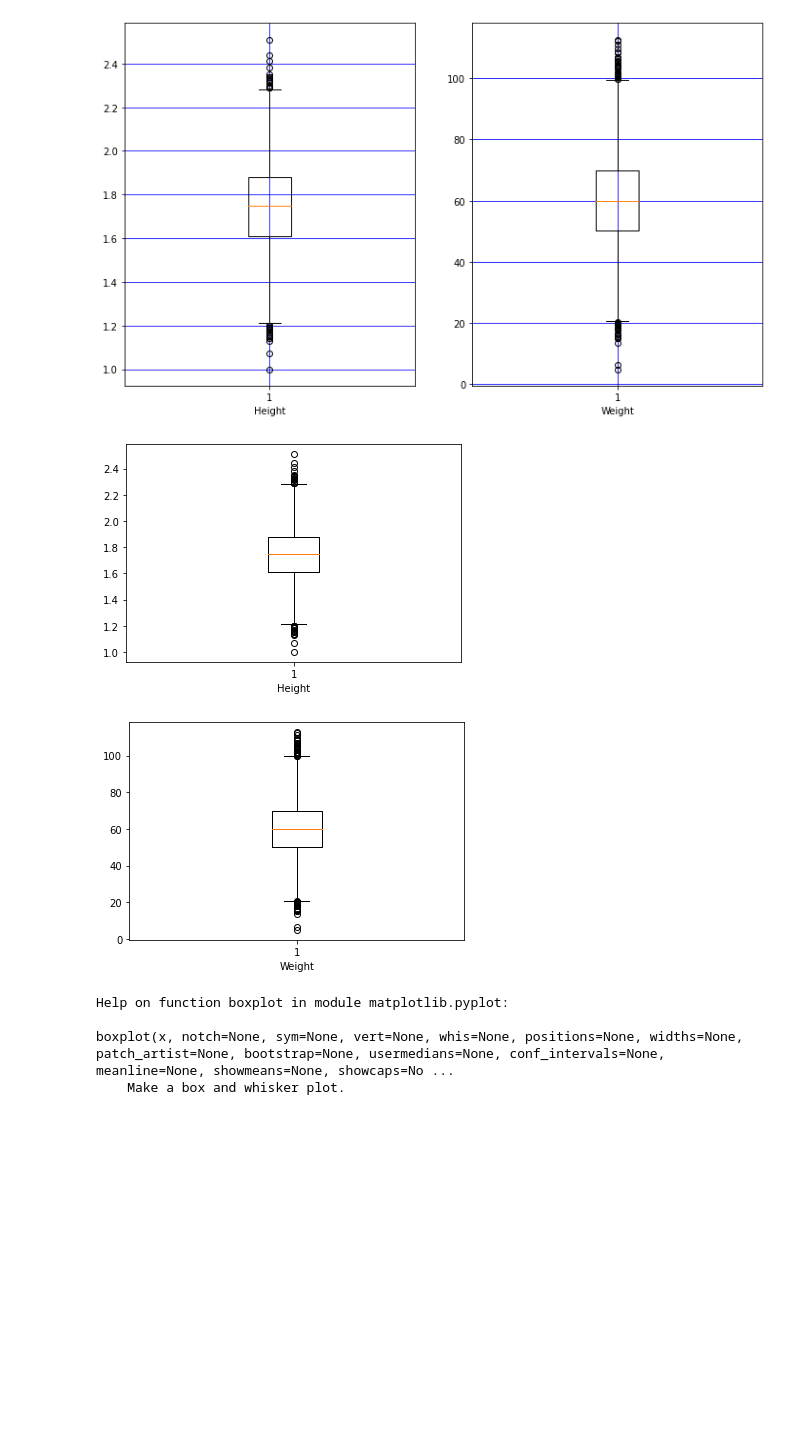
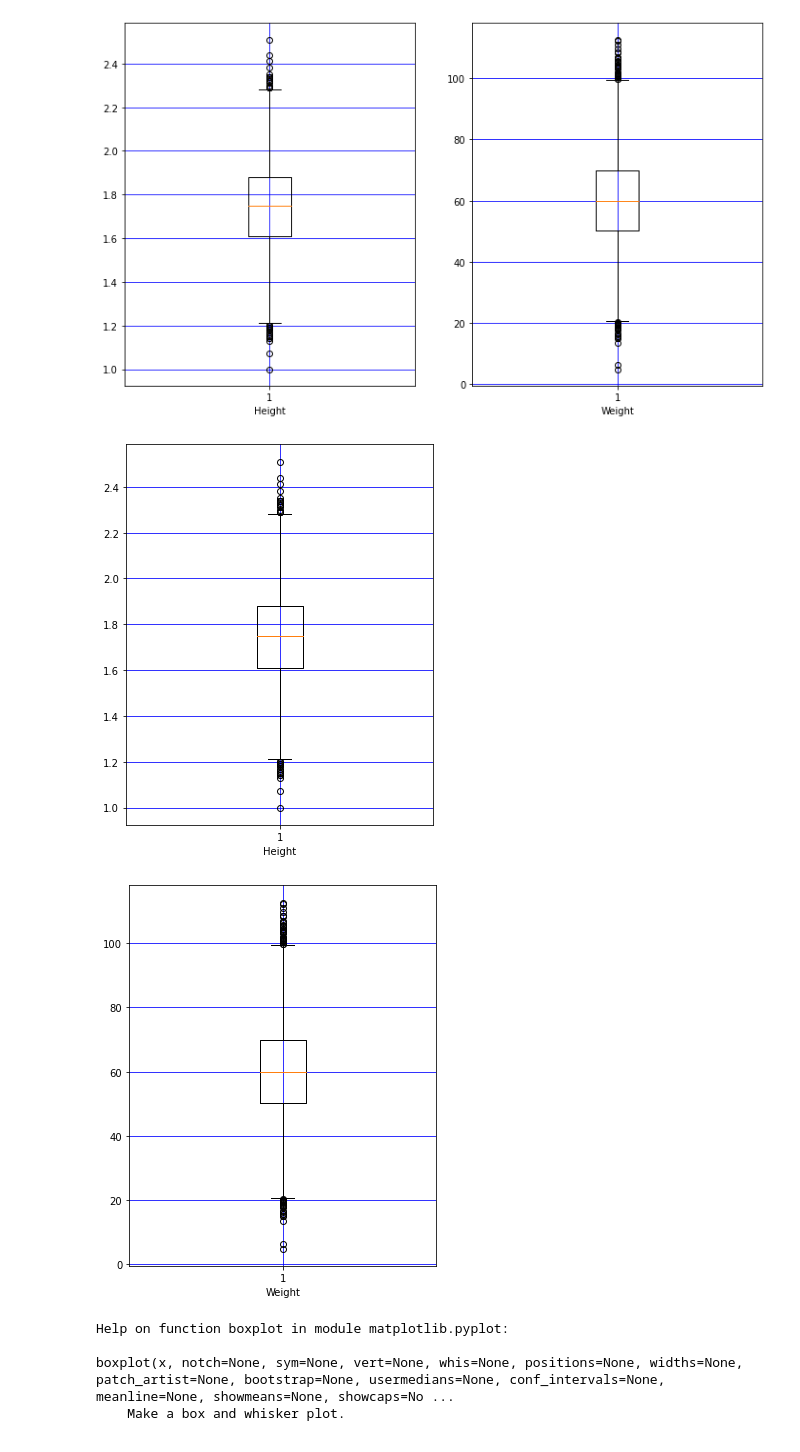
Before and after one commit to NPHansen/DS_AI, a Jupyter notebook: Lab 1 exercises/Lab 1.2.1 Numpy Lab.ipynb, the cells around one changed output. Cells and saved outputs as stored; diff of their text form; code cells hidden in the pictures; blank space fills up the shorter version.

```diff
--- a/Lab 1 exercises/Lab 1.2.1 Numpy Lab.ipynb
+++ b/Lab 1 exercises/Lab 1.2.1 Numpy Lab.ipynb
@@ -231,16 +231,22 @@ hist(x, bins=None, range=None, density=False, weights=None, cumulative=False, bo
 # %% [output]
 [figure]
 # %%
+plt.figure(figsize=(5.5,7))
 plt.boxplot(height)
 plt.xlabel('Height')
-plt.show()
-
+plt.grid(b=True,color='b')
+plt.show(),
+plt.figure(figsize=(5.5,7))
 plt.boxplot(weight)
 plt.xlabel('Weight')
+plt.grid(b=True,color='b')
 plt.show()
+#plt.boxplot(weight)
+#plt.xlabel('Weight')
+#plt.show()
 # %% [output]
-[figure, old version]
+[figure, new version]
-[figure, old version]
+[figure, new version]
 # %%
 help(plt.boxplot)
 # %% [output]
```
Also changed, not shown: 2 other files.
